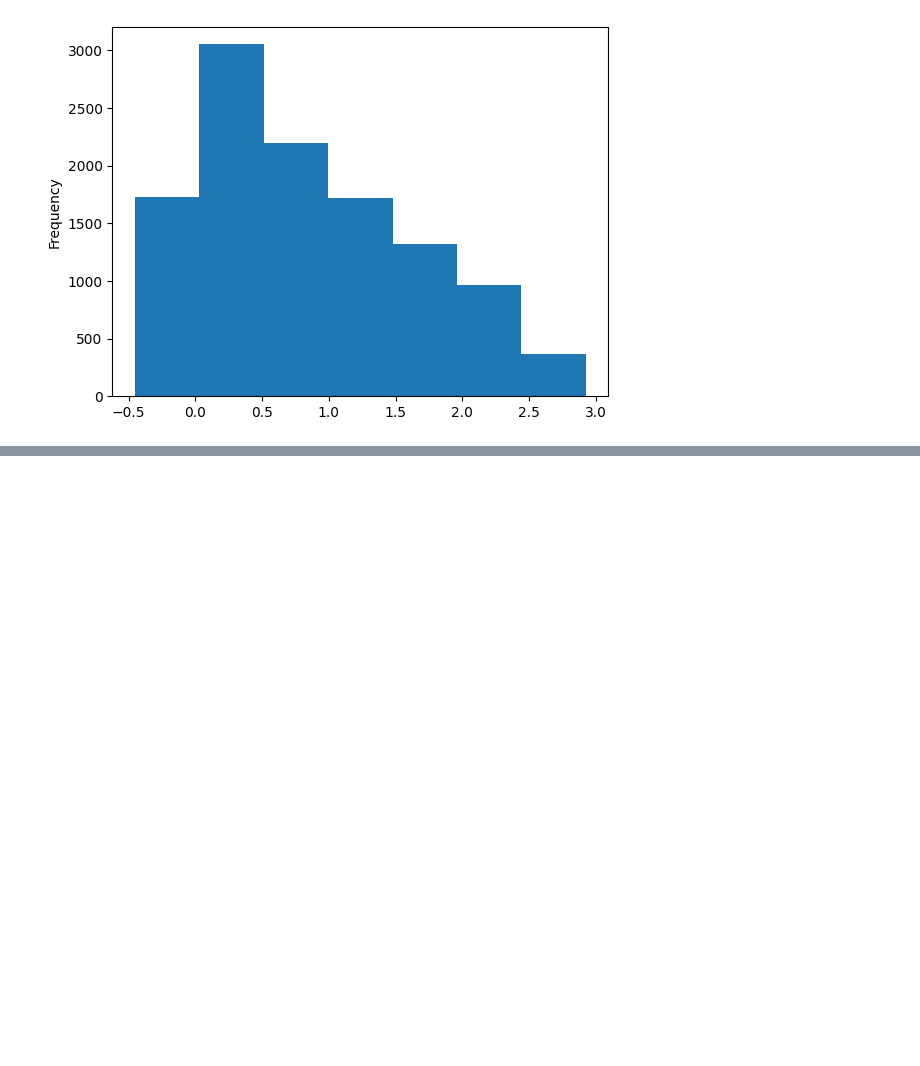
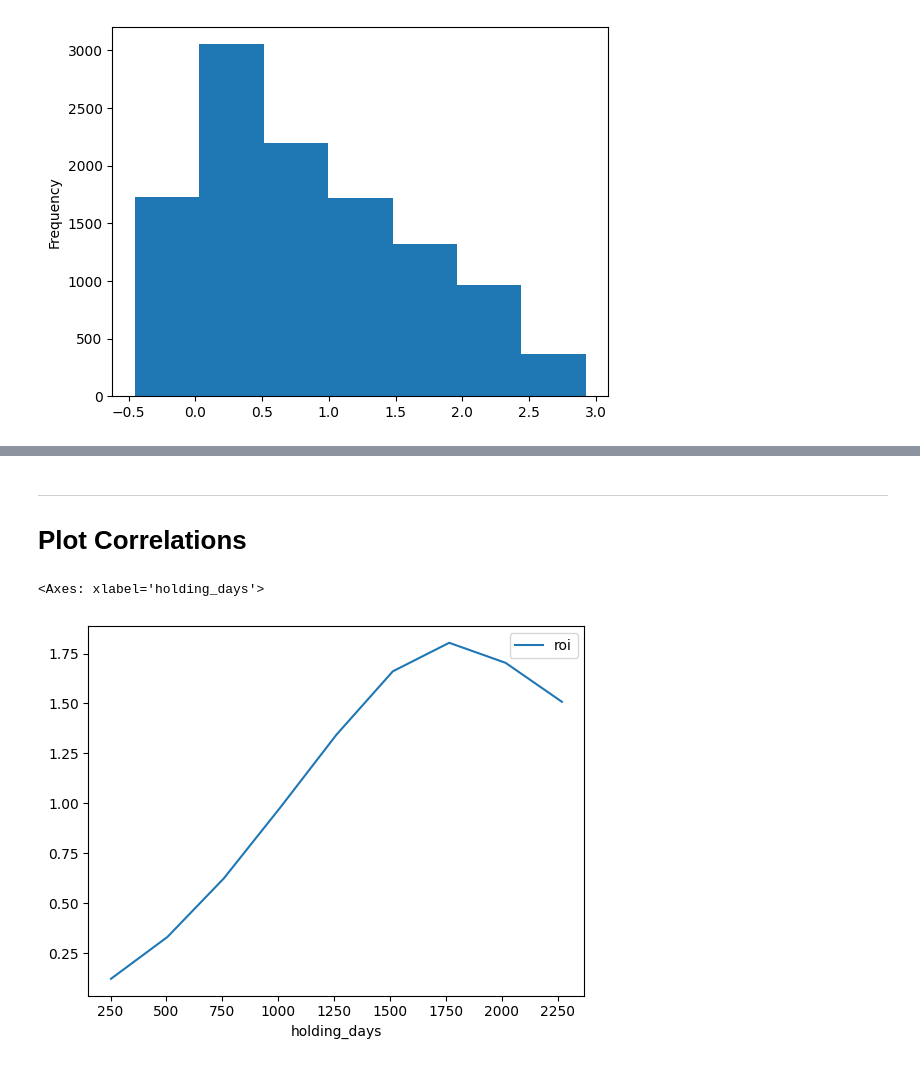
Before and after one commit to will-hill/Ye_Olde_Buy_and_Holde, a Jupyter notebook: buy_hold.ipynb, the cells around one changed output, grey strips where cells are left out. Cells and saved outputs as stored; diff of their text form; code cells hidden in the pictures; blank space fills up the shorter version.

```diff
--- a/buy_hold.ipynb
+++ b/buy_hold.ipynb
@@ -106,0 +55,9 @@ for metrics_df in [best_roi, worst_roi, best_sharpe, worst_sharpe, worst_mdd, be
+# %% [markdown]
+---
+# Plot Correlations
+# %%
+days_mean = results[["holding_days", "roi", "sharpe", "mdd"]].groupby("holding_days").mean().reset_index(drop=False)
+days_mean[["holding_days", "roi"]].plot(x="holding_days", y="roi")
+# %% [output]
+<Axes: xlabel='holding_days'>
+[figure, added]
```
Also changed, not shown: parts of 21 cells of this notebook, 1 other file.
